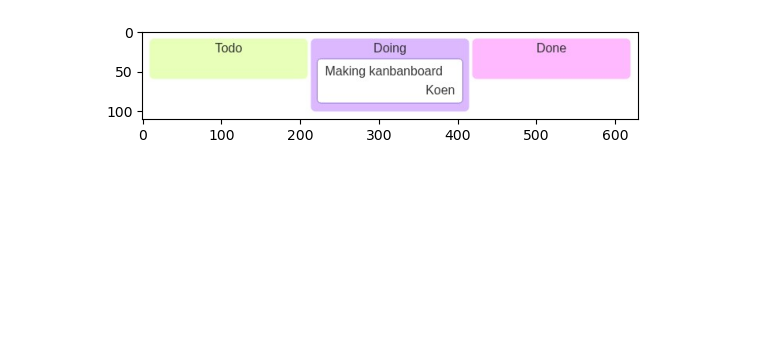
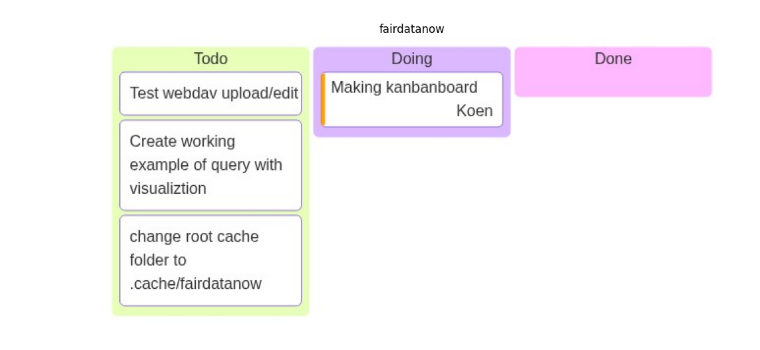
Before and after one commit to fligt/falnama-notebooks, a Jupyter notebook: nbs/Kanbanboard.ipynb, the cells around one changed output. Cells and saved outputs as stored; diff of their text form; code cells hidden in the pictures; blank space fills up the shorter version.

Commit message:
updates kanban

```diff
--- a/nbs/Kanbanboard.ipynb
+++ b/nbs/Kanbanboard.ipynb
@@ -5,20 +5,33 @@ from IPython.display import Image, display
 from PIL import Image as im
 import matplotlib.pyplot as plt
 
-def mm(graph):
+def mm(title, graph):
     graphbytes = graph.encode("utf8")
     base64_bytes = base64.urlsafe_b64encode(graphbytes)
     base64_string = base64_bytes.decode("ascii")
+
     img = im.open(io.BytesIO(requests.get('https://mermaid.ink/img/' + base64_string).content))
-    plt.imshow(img)
 
-mm("""
-kanban
-    Todo
-
-    Doing
-        [Making kanbanboard]@{assigned: Koen}
-    Done
-""")
+    h, w = img.size
+    w_plot = 12
+    h_plot = int(w_plot * (h / w))
+    fig, ax = plt.subplots(figsize=[w_plot, h_plot])
+    ax.imshow(img)
+    ax.set_title(title)
+    ax.axis('off')
-# %% [output]
-[figure, removed]
+# %%
+img = mm('fairdatanow', """
+kanban
+    Todo
+        [Test webdav upload/edit]
+        [Create working example of query with visualiztion]
+        [change root cache folder to .cache/fairdatanow]
+
+
+    Doing
+        [Making kanbanboard]@{assigned: 'Koen', priority: 'High'}
+
+    Done
+""")
+# %% [output]
+[figure, added]
```
Also changed, not shown: parts of 2 cells of this notebook.
